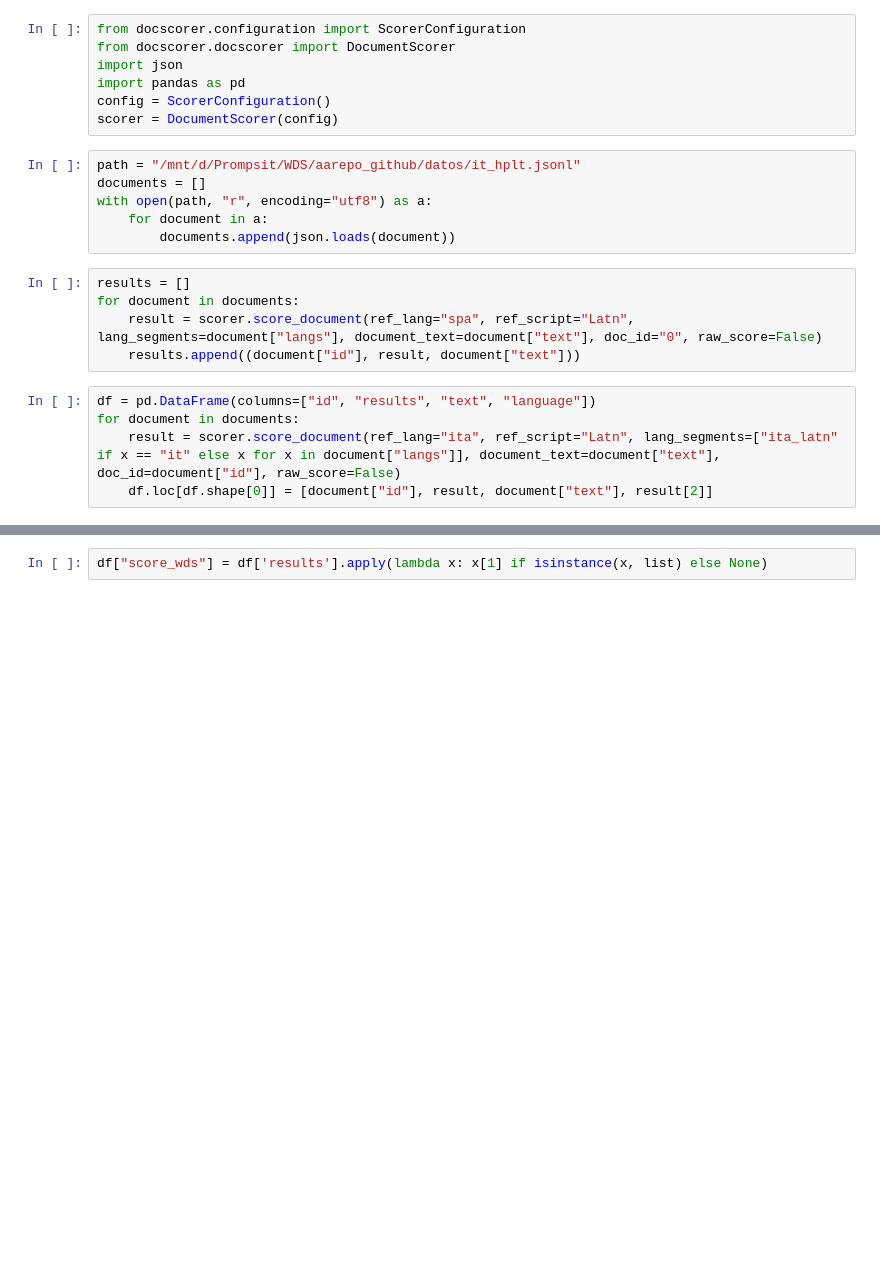
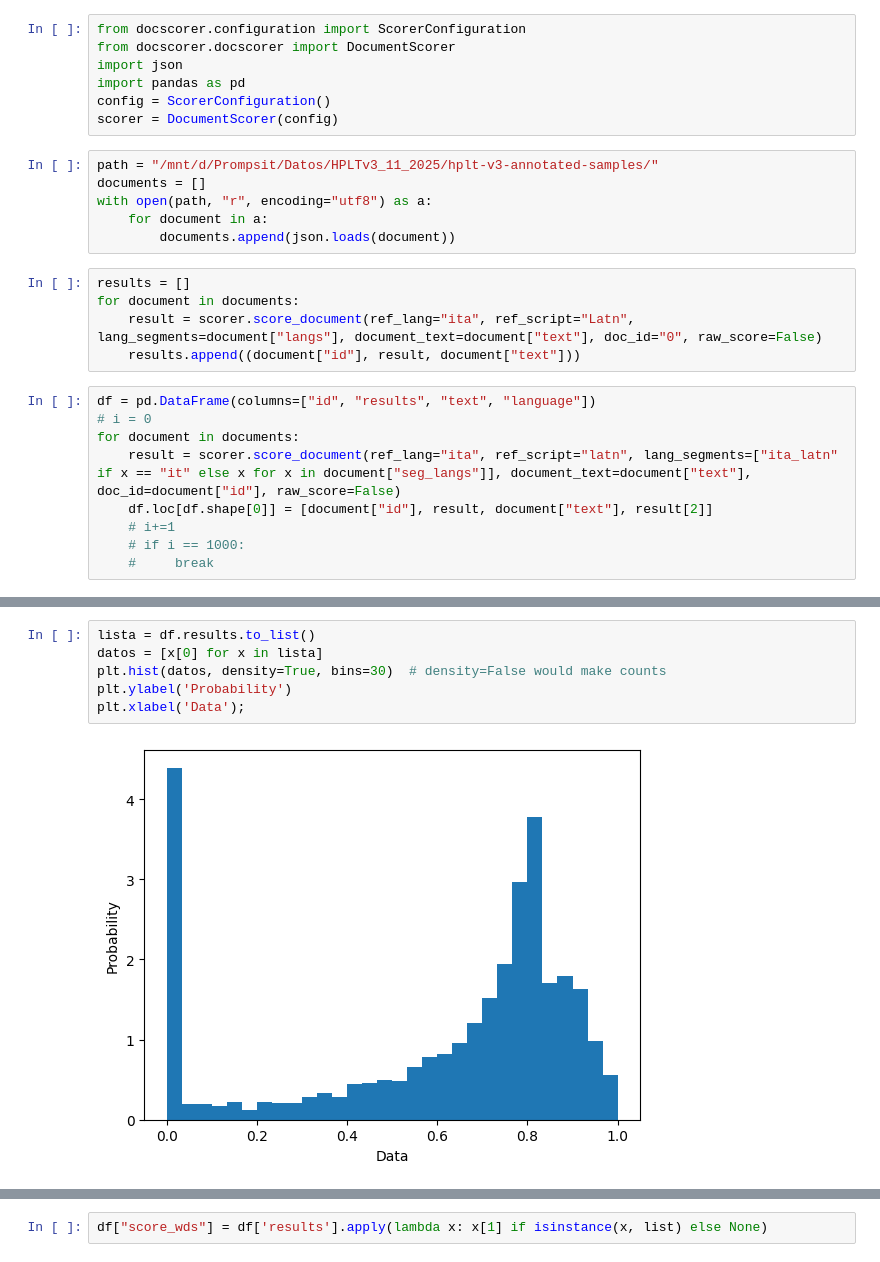
Before and after one commit to pablop16n/web-docs-scorer, a Jupyter notebook: src/ejecutar.ipynb, the cells around one changed output, grey strips where cells are left out. Drawn from its saved outputs; the diff is of its cells as text; blank space fills up the shorter version.

```diff
--- a/src/ejecutar.ipynb
+++ b/src/ejecutar.ipynb
@@ -6,7 +8,7 @@ import pandas as pd
 config = ScorerConfiguration()
 scorer = DocumentScorer(config)
 # %%
-path = "/mnt/d/Prompsit/WDS/aarepo_github/datos/it_hplt.jsonl"
+path = "/mnt/d/Prompsit/Datos/HPLTv3_11_2025/hplt-v3-annotated-samples/"
 documents = []
 with open(path, "r", encoding="utf8") as a:
     for document in a:
@@ -14,11 +16,15 @@ with open(path, "r", encoding="utf8") as a:
 # %%
 results = []
 for document in documents:
-    result = scorer.score_document(ref_lang="spa", ref_script="Latn", lang_segments=document["langs"], document_text=document["text"], doc_id="0", raw_score=False)
+    result = scorer.score_document(ref_lang="ita", ref_script="Latn", lang_segments=document["langs"], document_text=document["text"], doc_id="0", raw_score=False)
     results.append((document["id"], result, document["text"]))
 # %%
 df = pd.DataFrame(columns=["id", "results", "text", "language"])
+# i = 0
 for document in documents:
-    result = scorer.score_document(ref_lang="ita", ref_script="Latn", lang_segments=["ita_latn" if x == "it" else x for x in document["langs"]], document_text=document["text"], doc_id=document["id"], raw_score=False)
+    result = scorer.score_document(ref_lang="ita", ref_script="latn", lang_segments=["ita_latn" if x == "it" else x for x in document["seg_langs"]], document_text=document["text"], doc_id=document["id"], raw_score=False)
     df.loc[df.shape[0]] = [document["id"], result, document["text"], result[2]]
+    # i+=1
+    # if i == 1000:
+    #     break
 # %% [output]
@@ -76,0 +95,8 @@ x= df.results.to_list()
+# %%
+lista = df.results.to_list()
+datos = [x[0] for x in lista]
+plt.hist(datos, density=True, bins=30)  # density=False would make counts
+plt.ylabel('Probability')
+plt.xlabel('Data');
+# %% [output]
+[figure, added]
```
Also changed, not shown: parts of 28 cells of this notebook, 12 other files.
